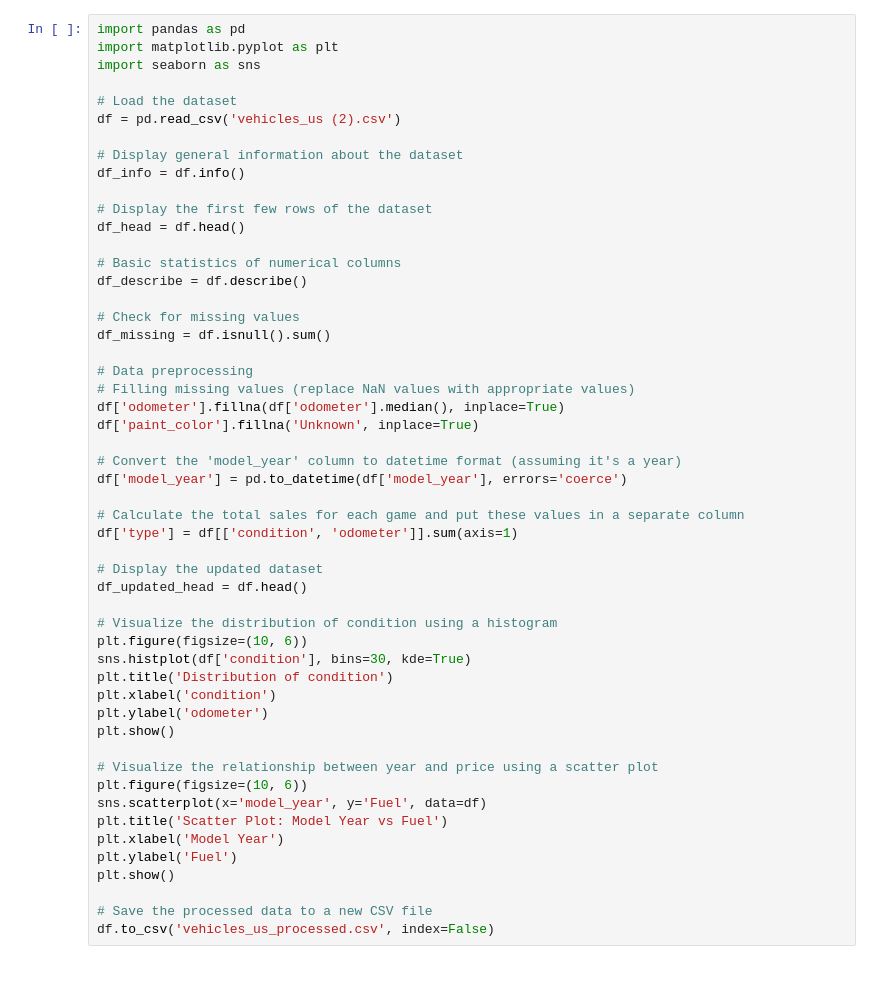
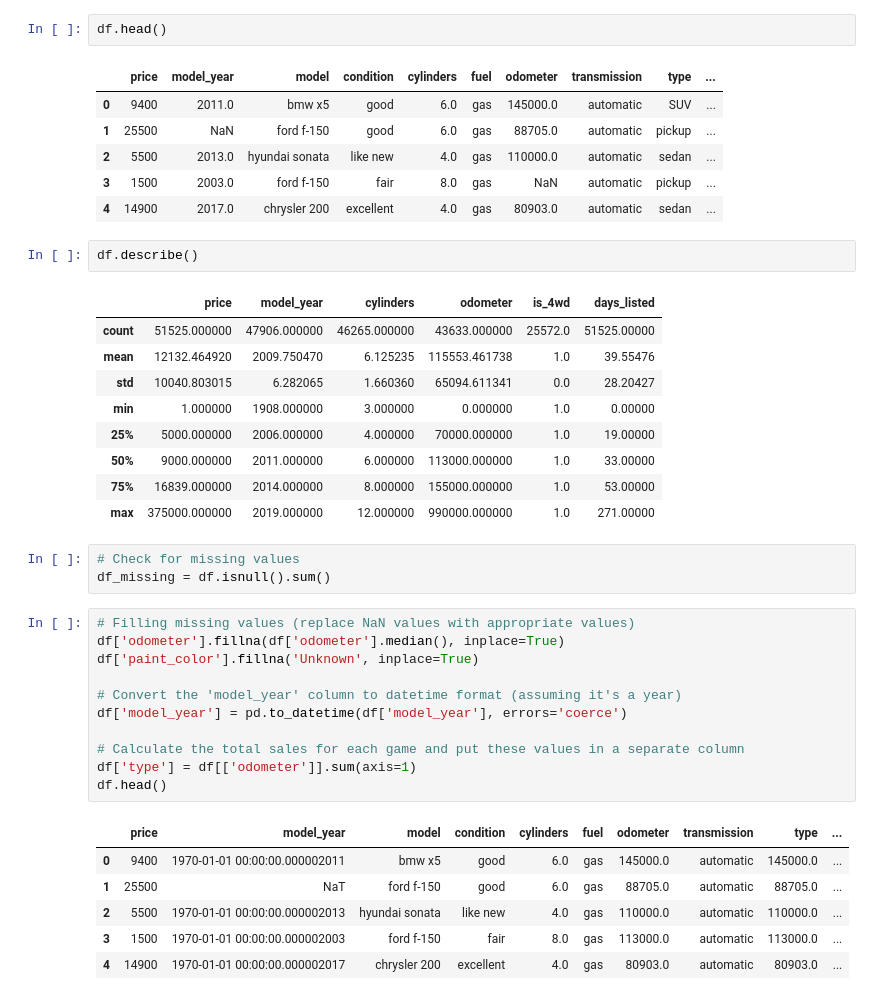
Before and after one commit to Ann-jo2/Readme1, a Jupyter notebook: notebooks/EDA.ipynb, the cells around one changed output. Saved outputs shown, nothing was run; the diff lists cells and outputs as text.

```diff
--- a/notebooks/EDA.ipynb
+++ b/notebooks/EDA.ipynb
@@ -1,52 +31,42 @@
+# %%
+df.head()
+# %% [output]
+|  | price | model_year | model | condition | cylinders | fuel | odometer | transmission | type | ... |
+| 0 | 9400 | 2011.0 | bmw x5 | good | 6.0 | gas | 145000.0 | automatic | SUV | ... |
+| 1 | 25500 | NaN | ford f-150 | good | 6.0 | gas | 88705.0 | automatic | pickup | ... |
+| 2 | 5500 | 2013.0 | hyundai sonata | like new | 4.0 | gas | 110000.0 | automatic | sedan | ... |
+| 3 | 1500 | 2003.0 | ford f-150 | fair | 8.0 | gas | NaN | automatic | pickup | ... |
+| 4 | 14900 | 2017.0 | chrysler 200 | excellent | 4.0 | gas | 80903.0 | automatic | sedan | ... |
+# %%
+df.describe()
+# %% [output]
+|  | price | model_year | cylinders | odometer | is_4wd | days_listed |
+| count | 51525.000000 | 47906.000000 | 46265.000000 | 43633.000000 | 25572.0 | 51525.00000 |
+| mean | 12132.464920 | 2009.750470 | 6.125235 | 115553.461738 | 1.0 | 39.55476 |
+| std | 10040.803015 | 6.282065 | 1.660360 | 65094.611341 | 0.0 | 28.20427 |
+| min | 1.000000 | 1908.000000 | 3.000000 | 0.000000 | 1.0 | 0.00000 |
+| 25% | 5000.000000 | 2006.000000 | 4.000000 | 70000.000000 | 1.0 | 19.00000 |
+| 50% | 9000.000000 | 2011.000000 | 6.000000 | 113000.000000 | 1.0 | 33.00000 |
+| 75% | 16839.000000 | 2014.000000 | 8.000000 | 155000.000000 | 1.0 | 53.00000 |
+| max | 375000.000000 | 2019.000000 | 12.000000 | 990000.000000 | 1.0 | 271.00000 |
+# %%
+# Check for missing values
+df_missing = df.isnull().sum()
 # %%
-import pandas as pd
-import matplotlib.pyplot as plt
-import seaborn as sns
-
-# Load the dataset
-df = pd.read_csv('vehicles_us (2).csv')
-
-# Display general information about the dataset
-df_info = df.info()
-
-# Display the first few rows of the dataset
-df_head = df.head()
-
-# Basic statistics of numerical columns
-df_describe = df.describe()
-
-# Check for missing values
-df_missing = df.isnull().sum()
-
-# Data preprocessing
 # Filling missing values (replace NaN values with appropriate values)
 df['odometer'].fillna(df['odometer'].median(), inplace=True)
 df['paint_color'].fillna('Unknown', inplace=True)
 
 # Convert the 'model_year' column to datetime format (assuming it's a year)
 df['model_year'] = pd.to_datetime(df['model_year'], errors='coerce')
 
 # Calculate the total sales for each game and put these values in a separate column
-df['type'] = df[['condition', 'odometer']].sum(axis=1)
-
-# Display the updated dataset
-df_updated_head = df.head()
-
-# Visualize the distribution of condition using a histogram
-plt.figure(figsize=(10, 6))
-sns.histplot(df['condition'], bins=30, kde=True)
-plt.title('Distribution of condition')
-plt.xlabel('condition')
-plt.ylabel('odometer')
-plt.show()
-
-# Visualize the relationship between year and price using a scatter plot
-plt.figure(figsize=(10, 6))
-sns.scatterplot(x='model_year', y='Fuel', data=df)
-plt.title('Scatter Plot: Model Year vs Fuel')
-plt.xlabel('Model Year')
-plt.ylabel('Fuel')
-plt.show()
-
-# Save the processed data to a new CSV file
-df.to_csv('vehicles_us_processed.csv', index=False)
+df['type'] = df[['odometer']].sum(axis=1)
+df.head()
+# %% [output]
+|  | price | model_year | model | condition | cylinders | fuel | odometer | transmission | type | ... |
+| 0 | 9400 | 1970-01-01 00:00:00.000002011 | bmw x5 | good | 6.0 | gas | 145000.0 | automatic | 145000.0 | ... |
+| 1 | 25500 | NaT | ford f-150 | good | 6.0 | gas | 88705.0 | automatic | 88705.0 | ... |
+| 2 | 5500 | 1970-01-01 00:00:00.000002013 | hyundai sonata | like new | 4.0 | gas | 110000.0 | automatic | 110000.0 | ... |
+| 3 | 1500 | 1970-01-01 00:00:00.000002003 | ford f-150 | fair | 8.0 | gas | 113000.0 | automatic | 113000.0 | ... |
+| 4 | 14900 | 1970-01-01 00:00:00.000002017 | chrysler 200 | excellent | 4.0 | gas | 80903.0 | automatic | 80903.0 | ... |
```
Also changed, not shown: parts of 6 cells of this notebook.
